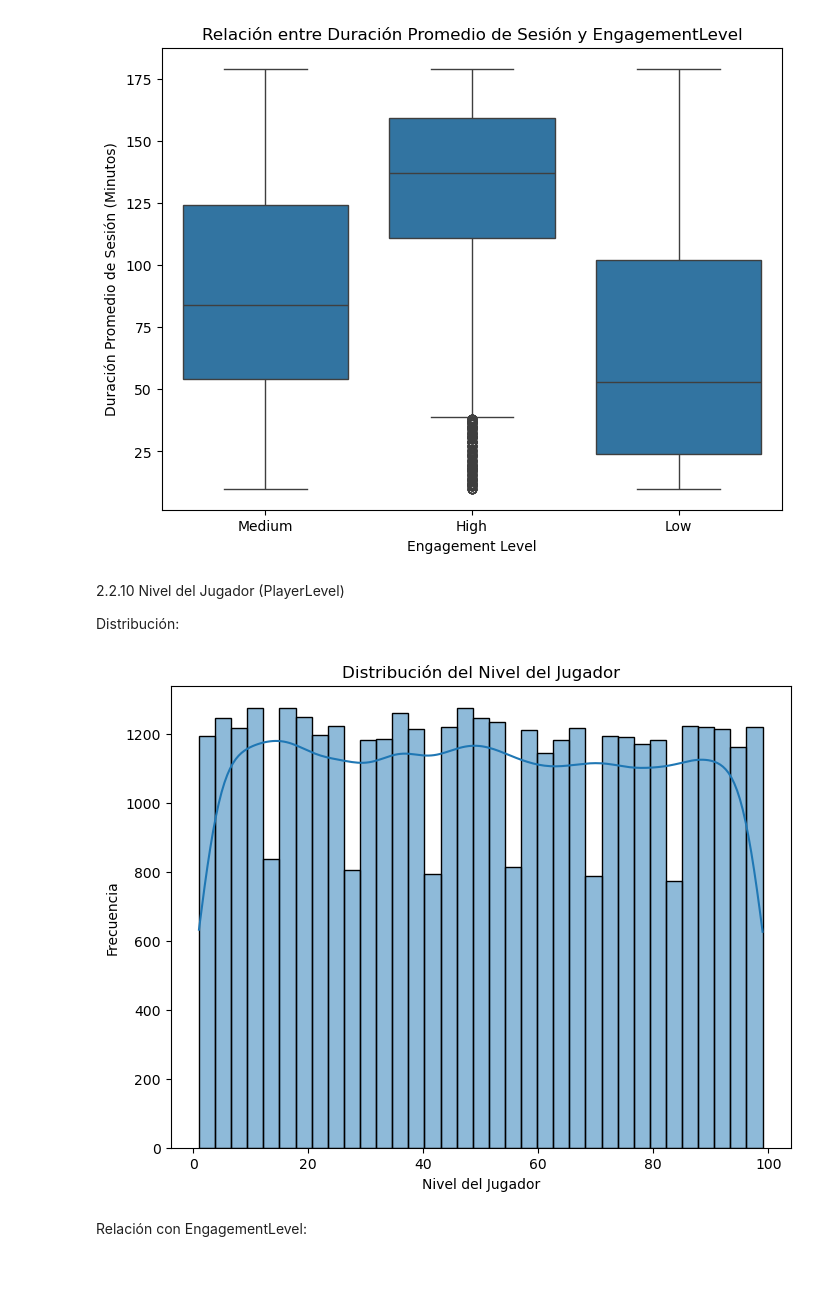
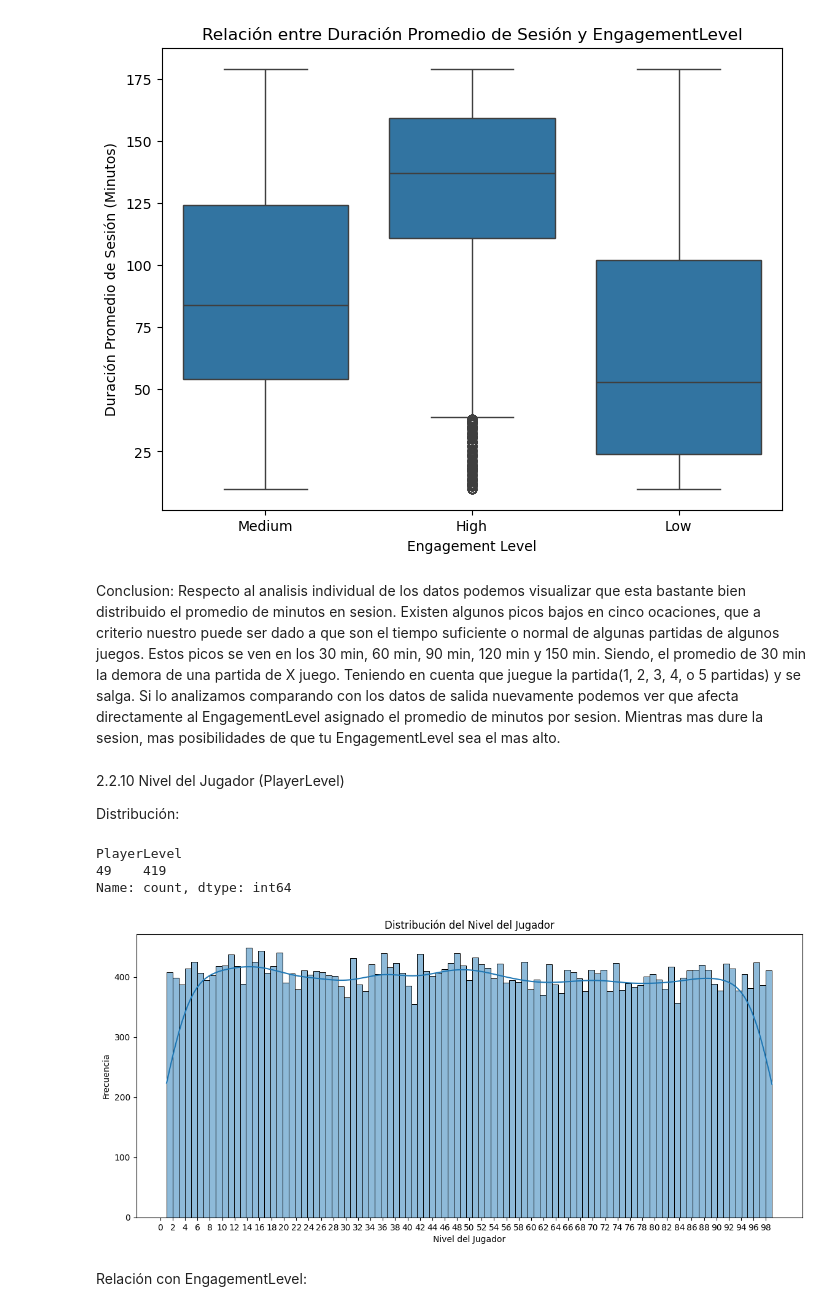
Before and after one commit to MateoTomas0912/TP1_ML_Grupo4, a Jupyter notebook: tp1_ML.ipynb.ipynb, the cells around one changed output. Cells and saved outputs as stored; diff of their text form; code cells hidden in the pictures; blank space fills up the shorter version.

Commit message:
Agregado de conclusion

```diff
--- a/tp1_ML.ipynb.ipynb
+++ b/tp1_ML.ipynb.ipynb
@@ -335,19 +436,31 @@ plt.ylabel('Duración Promedio de Sesión (Minutos)')
 plt.show()
 # %% [output]
 [figure]
+# %% [markdown]
+Conclusion:
+Respecto al analisis individual de los datos podemos visualizar que esta bastante bien distribuido el promedio de minutos en sesion. Existen algunos picos bajos en cinco ocaciones, que a criterio nuestro puede ser dado a que son el tiempo suficiente o normal de algunas partidas de algunos juegos. Estos picos se ven en los 30 min, 60 min, 90 min, 120 min y 150 min. Siendo, el promedio de 30 min la demora de una partida de X juego. Teniendo en cuenta que juegue la partida(1, 2, 3, 4, o 5 partidas) y se salga.
+Si lo analizamos comparando con los datos de salida nuevamente podemos ver que afecta directamente al EngagementLevel asignado el promedio de minutos por sesion. Mientras mas dure la sesion, mas posibilidades de que tu EngagementLevel sea el mas alto.
 # %% [markdown]
 2.2.10 Nivel del Jugador (PlayerLevel)
 
 Distribución:
 # %%
-plt.figure(figsize=(8, 6))
-sns.histplot(df['PlayerLevel'], kde=True)
+plt.figure(figsize=(14, 6))
+sns.histplot(df['PlayerLevel'], kde=True, bins=99)
 plt.title('Distribución del Nivel del Jugador')
 plt.xlabel('Nivel del Jugador')
 plt.ylabel('Frecuencia')
-plt.show()
+plt.xticks(range(0, 100, 2))
+plt.show
+
+playerLevel = (df['PlayerLevel'].value_counts()).sort_index()
+playerLevel= playerLevel.loc[49:49]
+print(playerLevel)
 # %% [output]
+PlayerLevel
+49    419
+Name: count, dtype: int64
-[figure, old version]
+[figure, new version]
 # %% [markdown]
 Relación con EngagementLevel:
 # %%
```
Also changed, not shown: parts of 21 cells of this notebook.
